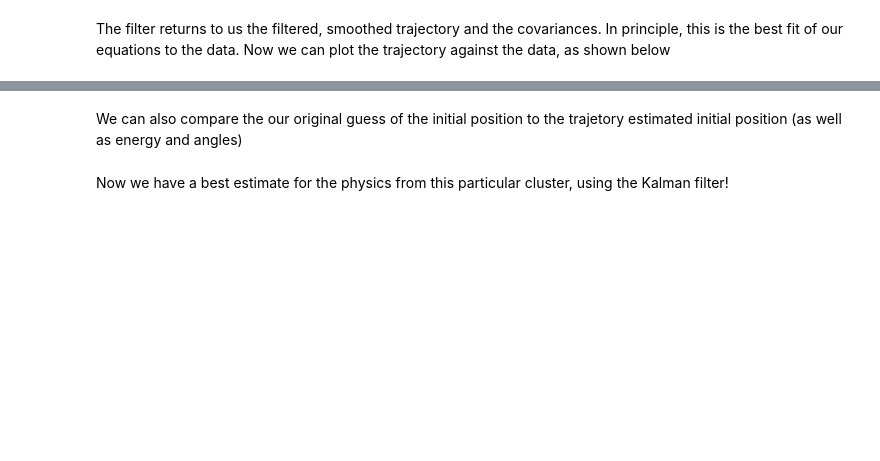
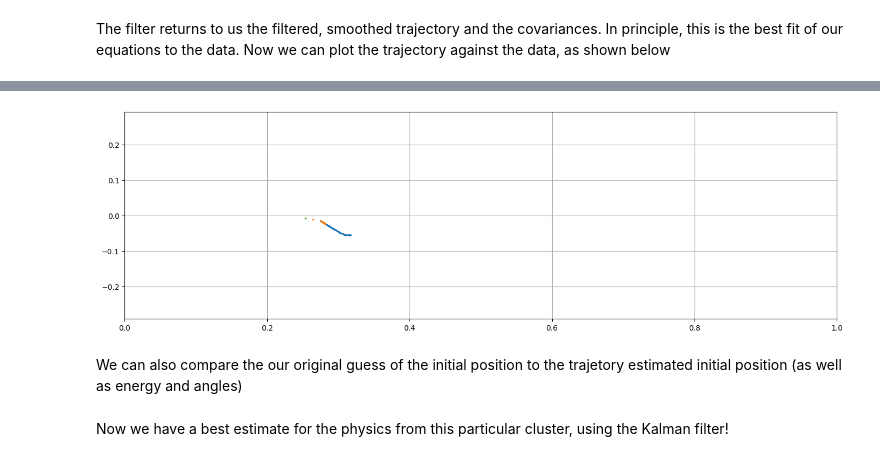
Before and after one commit to ATTPC/Spyral, a Jupyter notebook: notebooks/examine_kalman.ipynb, the cells around one changed output, grey strips where cells are left out. Cells and saved outputs as stored; diff of their text form; code cells hidden in the pictures; blank space fills up the shorter version.

```diff
--- a/notebooks/examine_kalman.ipynb
+++ b/notebooks/examine_kalman.ipynb
@@ -95,7 +151,13 @@ plt.scatter(trajectory[0, 2], trajectory[0, 1], s=2, label='filter 0')
 # %%
+plt.figure(figsize = (5*(1/0.292), 5))
 plt.scatter(cluster.point_cloud.cloud[:, 2], cluster.point_cloud.cloud[:, 0], s=2, label='data')
 plt.scatter(trajectory[:, 2], trajectory[:, 0], s=2, label='filter')
 plt.scatter(trajectory[0, 2], trajectory[0, 0], s=2, label='filter 0')
+plt.xlim([0, 1.0])
+plt.ylim([-0.292, 0.292])
+plt.grid()
+# %% [output]
+[figure, added]
 # %% [markdown]
 We can also compare the our original guess of the initial position to the trajetory estimated initial position (as well as energy and angles)
 # %%
```
Also changed, not shown: parts of 5 cells of this notebook, 31 other files.
